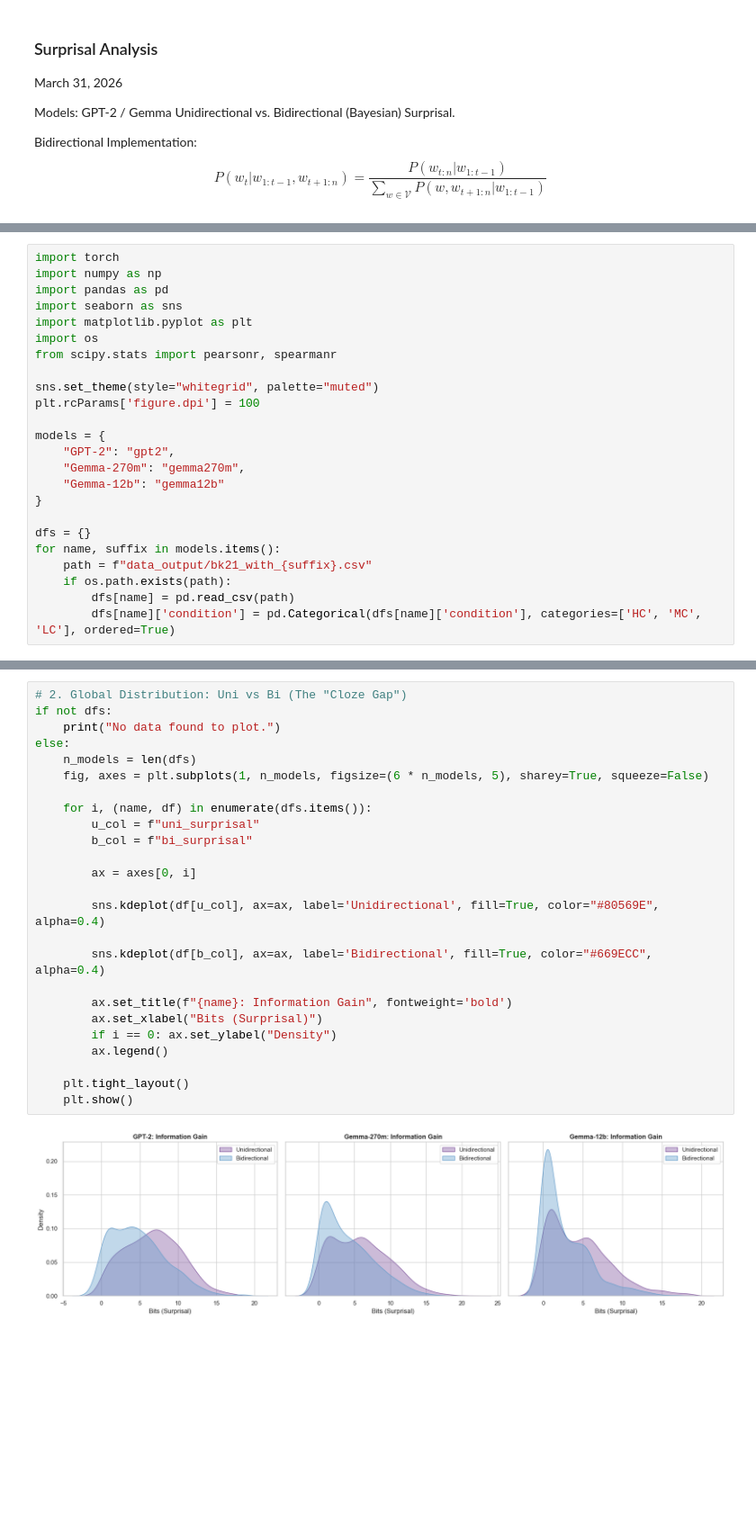
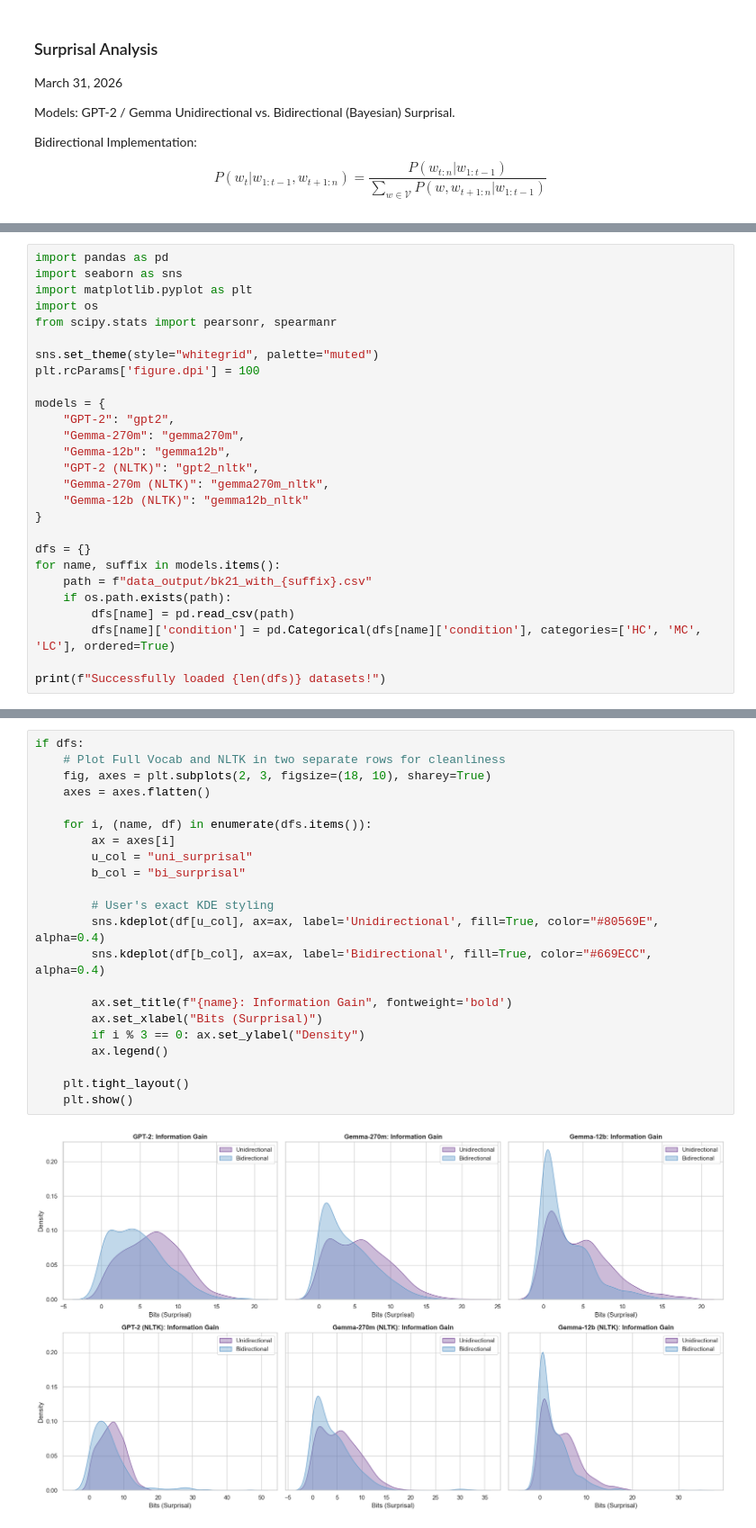
Before and after one commit to theraSara/SwP-Project, a Jupyter notebook: result_analysis.ipynb, the cells around one changed output, grey strips where cells are left out. Shown at 90% size. Cells and saved outputs as stored; diff of their text form; blank space fills up the shorter version.

```diff
--- a/result_analysis.ipynb
+++ b/result_analysis.ipynb
@@ -61,6 +12,4 @@ K        Mean Coverage      Min Coverage       % items < 0.99
 # %%
-import torch
-import numpy as np
 import pandas as pd
 import seaborn as sns
 import matplotlib.pyplot as plt
@@ -73,7 +22,10 @@ plt.rcParams['figure.dpi'] = 100
 models = {
     "GPT-2": "gpt2",
     "Gemma-270m": "gemma270m",
-    "Gemma-12b": "gemma12b"
+    "Gemma-12b": "gemma12b",
+    "GPT-2 (NLTK)": "gpt2_nltk",
+    "Gemma-270m (NLTK)": "gemma270m_nltk",
+    "Gemma-12b (NLTK)": "gemma12b_nltk"
 }
 
 dfs = {}
@@ -82,3 +34,5 @@ for name, suffix in models.items():
     if os.path.exists(path):
         dfs[name] = pd.read_csv(path)
         dfs[name]['condition'] = pd.Categorical(dfs[name]['condition'], categories=['HC', 'MC', 'LC'], ordered=True)
+
+print(f"Successfully loaded {len(dfs)} datasets!")
@@ -85,29 +41,26 @@ for name, suffix in models.items():
 # %%
-# 2. Global Distribution: Uni vs Bi (The "Cloze Gap")
-if not dfs:
-    print("No data found to plot.")
-else:
-    n_models = len(dfs)
-    fig, axes = plt.subplots(1, n_models, figsize=(6 * n_models, 5), sharey=True, squeeze=False)
+if dfs:
+    # Plot Full Vocab and NLTK in two separate rows for cleanliness
+    fig, axes = plt.subplots(2, 3, figsize=(18, 10), sharey=True)
+    axes = axes.flatten()
 
     for i, (name, df) in enumerate(dfs.items()):
-        u_col = f"uni_surprisal"
-        b_col = f"bi_surprisal"
+        ax = axes[i]
+        u_col = "uni_surprisal"
+        b_col = "bi_surprisal"
 
-        ax = axes[0, i]
-
+        # User's exact KDE styling
         sns.kdeplot(df[u_col], ax=ax, label='Unidirectional', fill=True, color="#80569E", alpha=0.4)
-
         sns.kdeplot(df[b_col], ax=ax, label='Bidirectional', fill=True, color="#669ECC", alpha=0.4)
 
         ax.set_title(f"{name}: Information Gain", fontweight='bold')
         ax.set_xlabel("Bits (Surprisal)")
-        if i == 0: ax.set_ylabel("Density")
+        if i % 3 == 0: ax.set_ylabel("Density")
         ax.legend()
 
     plt.tight_layout()
     plt.show()
 # %% [output]
-[figure, old version]
+[figure, new version]
 # %%
 # 3. Model Performance across Conditions (HC, MC, LC)
```
Also changed, not shown: parts of 9 cells of this notebook, 19 other files.
